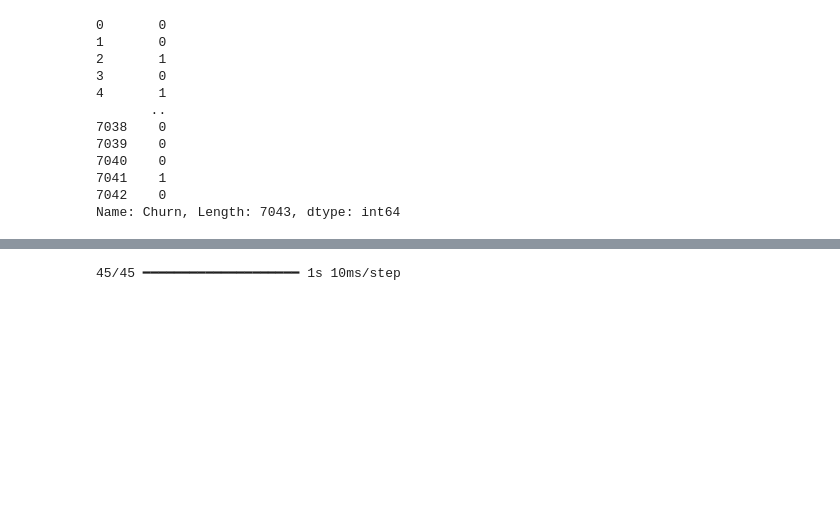
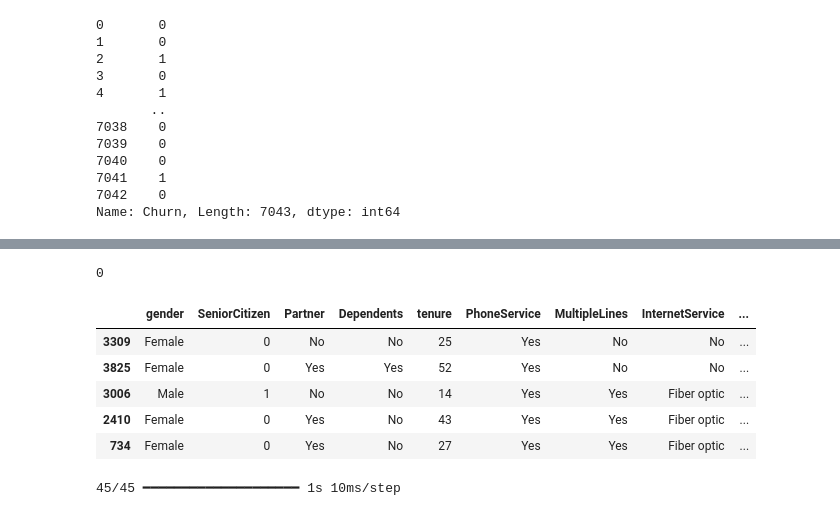
Before and after one commit to SalemElbermawy/detection, a Jupyter notebook: churn_prediction.ipynb, the cells around one changed output, grey strips where cells are left out. Saved outputs shown, nothing was run; the diff lists cells and outputs as text; code cells hidden in the pictures; blank space fills up the shorter version.

```diff
--- a/churn_prediction.ipynb
+++ b/churn_prediction.ipynb
@@ -305,9 +469,10 @@ Name: Churn, Length: 7043, dtype: int64
 # %%
+input_dim = column_trans.fit_transform(x_train).shape[1]
 model=keras.Sequential([
-    keras.layers.Dense(20,input_shape=(26,),activation="relu"),
-    keras.layers.Dense(64,input_shape=(26,),activation="relu"),
-    keras.layers.Dense(32,input_shape=(26,),activation="relu"),
-    keras.layers.Dense(16,input_shape=(26,),activation="relu"),
+    keras.layers.Dense(20,activation="relu",input_shape=(input_dim,)),
+    keras.layers.Dense(64,activation="relu"),
+    keras.layers.Dense(32,activation="relu"),
+    keras.layers.Dense(16,activation="relu"),
     keras.layers.Dense(1,activation="sigmoid")
 ])
 
@@ -317,4 +480,14 @@ WARNING:tensorflow:TensorFlow GPU support is not available on native Windows for
+# %%
+from scikeras.wrappers import KerasClassifier
+wrapped_model = KerasClassifier(model=model, epochs=20,  verbose=1)
+# %%
+final_pipe=Pipeline(
+    steps=[
+        ("preprocessing",column_trans),
+        ("model",wrapped_model)
+    ]
+)
 # %%
-model.fit(x_train,y_train,epochs=20)
+final_pipe.fit(x_train,y_train,)
 # %% [output]
 Epoch 1/20
@@ -343,3 +549,16 @@ model.evaluate(x_test,y_test)
+# %%
+print(y_pred[0])
+# %% [output]
+0
+# %%
+x_train.head()
+# %% [output]
+|  | gender | SeniorCitizen | Partner | Dependents | tenure | PhoneService | MultipleLines | InternetService | ... |
+| 3309 | Female | 0 | No | No | 25 | Yes | No | No | ... |
+| 3825 | Female | 0 | Yes | Yes | 52 | Yes | No | No | ... |
+| 3006 | Male | 1 | No | No | 14 | Yes | Yes | Fiber optic | ... |
+| 2410 | Female | 0 | Yes | No | 43 | Yes | Yes | Fiber optic | ... |
+| 734 | Female | 0 | Yes | No | 27 | Yes | Yes | Fiber optic | ... |
 # %%
 predictions=model.predict(x_test)
 # %% [output]
```
Also changed, not shown: parts of 20 cells of this notebook, 4 other files.
